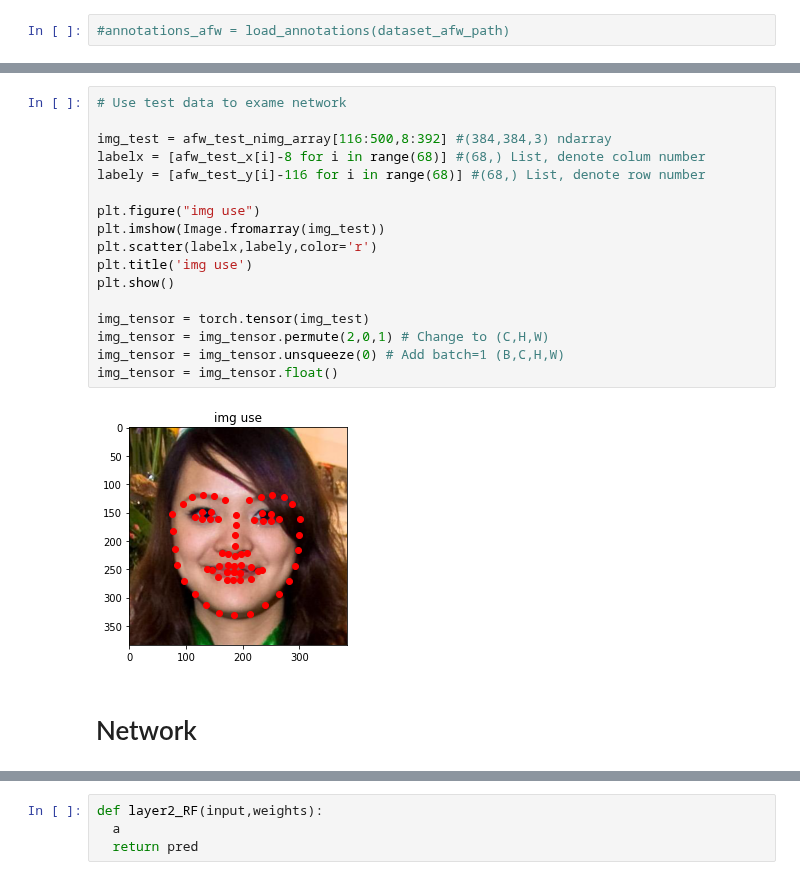
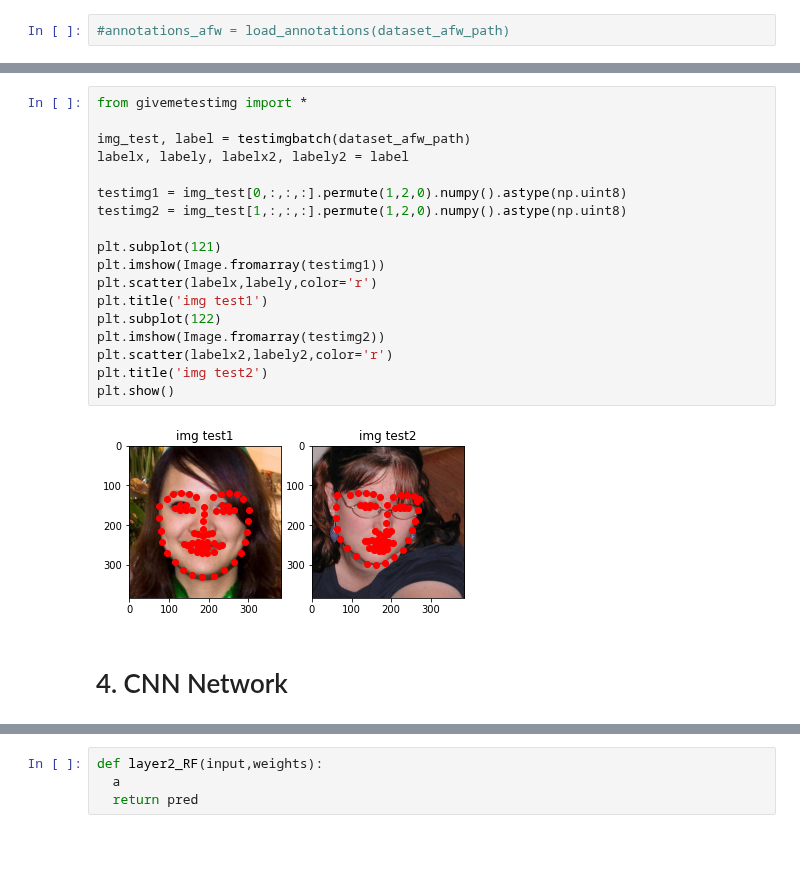
Before and after one commit to Pengchengzhi/Face-Alignment-DRF, a Jupyter notebook: main.ipynb, the cells around one changed output, grey strips where cells are left out. Saved outputs shown, nothing was run; the diff lists cells and outputs as text; blank space fills up the shorter version.

```diff
--- a/main.ipynb
+++ b/main.ipynb
@@ -88,21 +61,22 @@ Note that there are situations that a picture contain five faces but only three
-# %%
-# Use test data to exame network
-
-img_test = afw_test_nimg_array[116:500,8:392] #(384,384,3) ndarray
-labelx = [afw_test_x[i]-8 for i in range(68)] #(68,) List, denote colum number
-labely = [afw_test_y[i]-116 for i in range(68)] #(68,) List, denote row number
-
-plt.figure("img use")
-plt.imshow(Image.fromarray(img_test))
-plt.scatter(labelx,labely,color='r')
-plt.title('img use')
-plt.show()
-
-img_tensor = torch.tensor(img_test)
-img_tensor = img_tensor.permute(2,0,1) # Change to (C,H,W)
-img_tensor = img_tensor.unsqueeze(0) # Add batch=1 (B,C,H,W)
-img_tensor = img_tensor.float()
-# %% [output]
-[figure, removed]
+# %%
+from givemetestimg import *
+
+img_test, label = testimgbatch(dataset_afw_path)
+labelx, labely, labelx2, labely2 = label
+
+testimg1 = img_test[0,:,:,:].permute(1,2,0).numpy().astype(np.uint8)
+testimg2 = img_test[1,:,:,:].permute(1,2,0).numpy().astype(np.uint8)
+
+plt.subplot(121)
+plt.imshow(Image.fromarray(testimg1))
+plt.scatter(labelx,labely,color='r')
+plt.title('img test1')
+plt.subplot(122)
+plt.imshow(Image.fromarray(testimg2))
+plt.scatter(labelx2,labely2,color='r')
+plt.title('img test2')
+plt.show()
+# %% [output]
+[figure, added]
 # %% [markdown]
-# Network
+# 4. CNN Network
```
Also changed, not shown: parts of 15 cells of this notebook.
